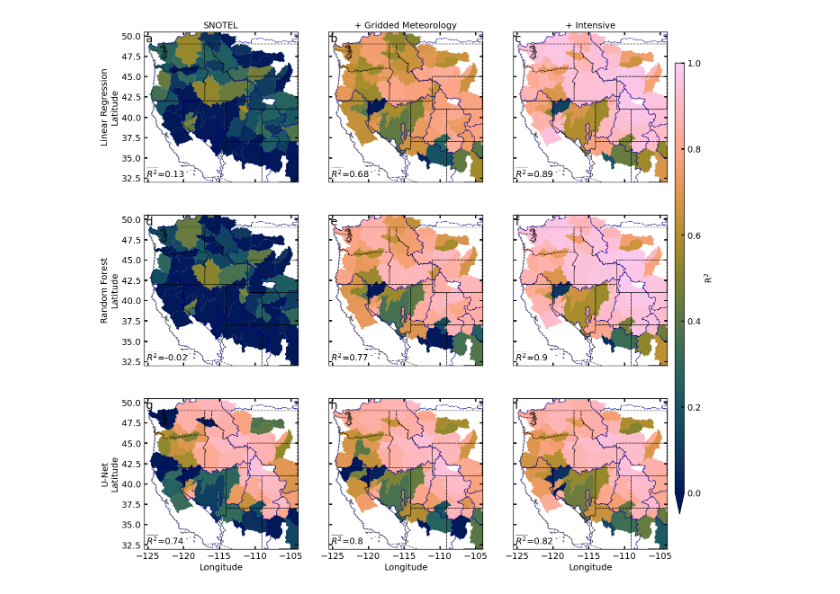
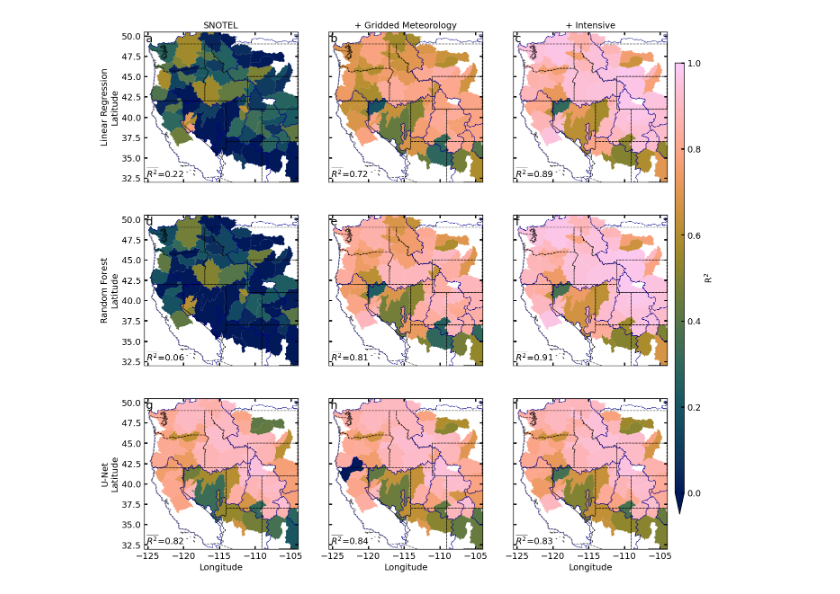
Before and after one commit to mariannecowherd/resilient-snowpack-estimation, a Jupyter notebook: code/fig3_error_map.ipynb, the cells around one changed output. Cells and saved outputs as stored; diff of their text form; code cells hidden in the pictures.

```diff
--- a/code/fig3_error_map.ipynb
+++ b/code/fig3_error_map.ipynb
@@ -28,7 +28,8 @@ coords = xr.open_dataset(f'{coorddir}wrfinput_d02')
 states = gpd.read_file(f'{basedir}/data/cb_2018_us_state_5m.shp')
 sweMax = xr.open_dataset(f'{basedir}/data/tmp/snowMax.nc').compute().rename({'__xarray_dataarray_variable__': 'swe'})
 basin_masks = xr.open_dataset(f'{outputsdir}basin_masks_filtered.nc')
-err = xr.open_dataset(f'{outputsdir}/Err_allmodels_corrupteddata.nc').rename({'__xarray_dataarray_variable__':'value'})
+## SPECIFY ERROR FILE HERE
+err = xr.open_dataset(f'{outputsdir}/err_allmodels_syntherr.nc').rename({'__xarray_dataarray_variable__':'value'})
 exclude_value = "Northern Oregon Coastal" ## low snow, does not make sense to include due to near-0 denominator
 mask = err["basin"] != exclude_value
 err = err.where(mask, drop=True)
@@ -118,7 +119,7 @@ groups = {
 # Calculate the means for each group and store them in a new DataFrame
 means_data = {}
 for group_name, group_columns in groups.items():
-    means_data[group_name] = plotdata[group_columns].mean(axis=1)
+    means_data[group_name] = plotdata[group_columns].median(axis=1)
 
 grouped_df = pd.DataFrame(means_data)
 grouped_df['basin_name'] = plotdata['basin_name']
@@ -156,35 +157,35 @@ for i in range(3):
         ax = axs[j, i]
         colname = f'{model}_{data}'
         cax = grouped_gdf.plot(column=colname, cmap=colormap, ax=ax, vmin=vmin, vmax=vmax, legend=False)
-        r2 = round(np.nanmedian(grouped_gdf[colname][grouped_gdf[colname] >-1e2]),2)
+        r2 = round(np.nanmedian(grouped_gdf[colname][grouped_gdf[colname] >-1e1]),2)
         ax.text(-125.2, 32.55, r'$\overline{R^{2}}$='+f'{r2}')
 
         if (i == 2) and (j ==2):
                 cb = ax.scatter([0,0] , [1,1],c = [0,1], cmap = colormap, vmin = vmin, vmax = vmax)
                 cax = ax.inset_axes([1.05, 0.23, 0.06, 3])    ## x index , y index, width , length
                 cbar = plt.colorbar(cb, cax=cax, pad=0.1, orientation='vertical',
                                      extend='min', label = r'R$^2$')
 
 
 
         if j == 0: ax.set_title(titles_datas[data], fontsize = 14)
         if i > 0: ax.set_yticklabels([])
         else: ax.set_ylabel(f'{labels_model[model]}\nLatitude')
         if j  < 2 : ax.set_xticklabels([])
         else: ax.set_xlabel('Longitude')
 
 for i,ax in enumerate(axs.flatten()):
 
     huc2.boundary.plot(ax=ax, linewidth=0.5, color=basincolor, label='Basin boundary', zorder=3)
     states.boundary.plot(ax=ax, linewidth=1, color='black', alpha=0.7, linestyle='--')
 
     ax.set_xlim((-125.5, -104))
     ax.set_ylim((32, 50.5))
     if LETTERLABELS: label_axis(ax, chr(ord('`') + i + 1))
 
 
 fig.savefig(f'{basedir}/figures/fig3.png')
 
 plt.show()
 # %% [output]
-[figure, old version]
+[figure, new version]
```
Also changed, not shown: parts of 2 cells of this notebook, 8 other files.
